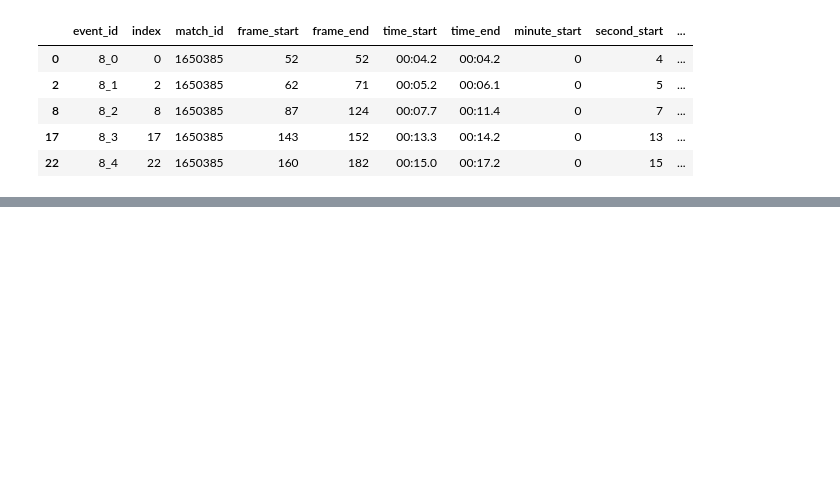
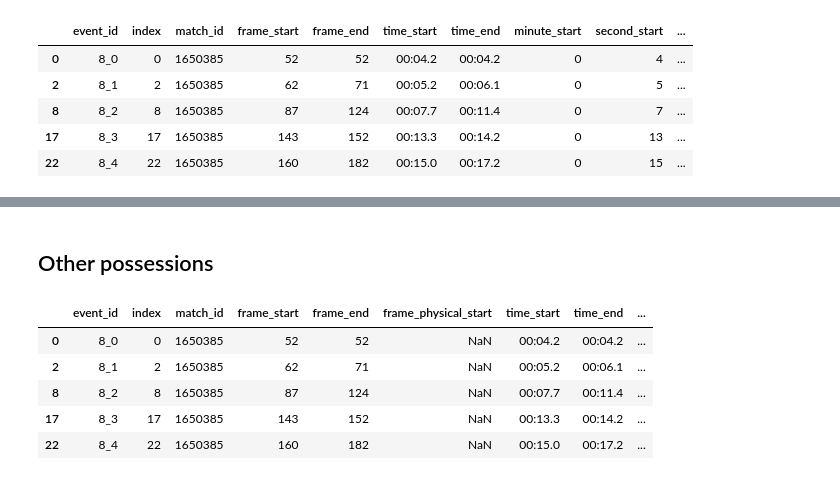
Before and after one commit to vickyfriss/Football-analytics, a Jupyter notebook: 202603 - 3 - Premier League 24-25 player statistics.ipynb, the cells around one changed output, grey strips where cells are left out. Saved outputs shown, nothing was run; the diff lists cells and outputs as text; code cells hidden in the pictures; blank space fills up the shorter version.

```diff
--- a/202603 - 3 - Premier League 24-25 player statistics.ipynb
+++ b/202603 - 3 - Premier League 24-25 player statistics.ipynb
@@ -300,0 +487,12 @@ possession.head()
+# %% [markdown]
+## Other possessions
+# %%
+possession = events[events["event_type"] == "player_possession"].copy()
+possession.head()
+# %% [output]
+|  | event_id | index | match_id | frame_start | frame_end | frame_physical_start | time_start | time_end | ... |
+| 0 | 8_0 | 0 | 1650385 | 52 | 52 | NaN | 00:04.2 | 00:04.2 | ... |
+| 2 | 8_1 | 2 | 1650385 | 62 | 71 | NaN | 00:05.2 | 00:06.1 | ... |
+| 8 | 8_2 | 8 | 1650385 | 87 | 124 | NaN | 00:07.7 | 00:11.4 | ... |
+| 17 | 8_3 | 17 | 1650385 | 143 | 152 | NaN | 00:13.3 | 00:14.2 | ... |
+| 22 | 8_4 | 22 | 1650385 | 160 | 182 | NaN | 00:15.0 | 00:17.2 | ... |
```
Also changed, not shown: parts of 5 cells of this notebook.
